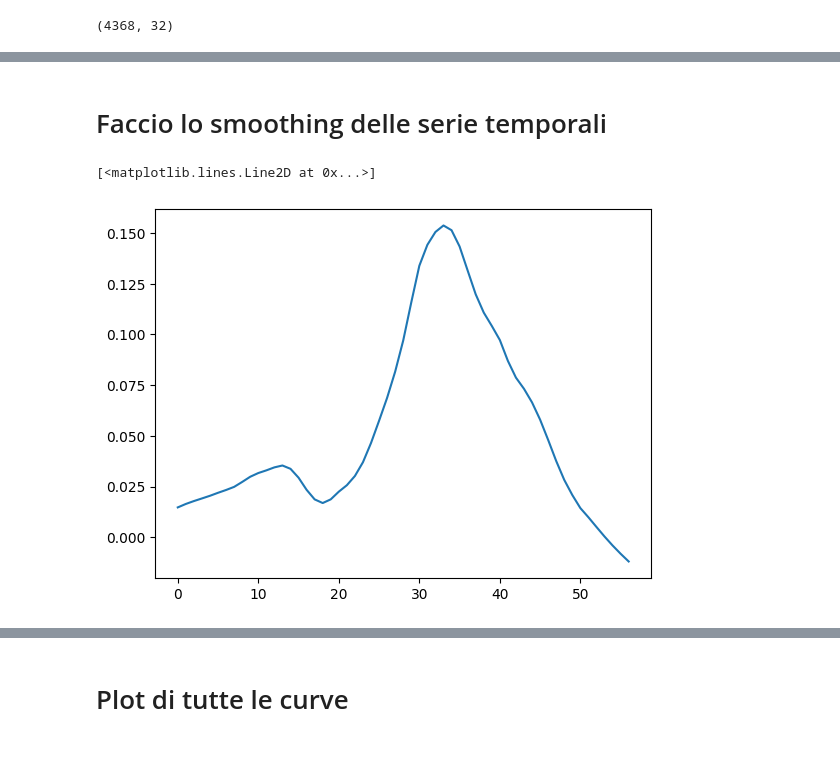
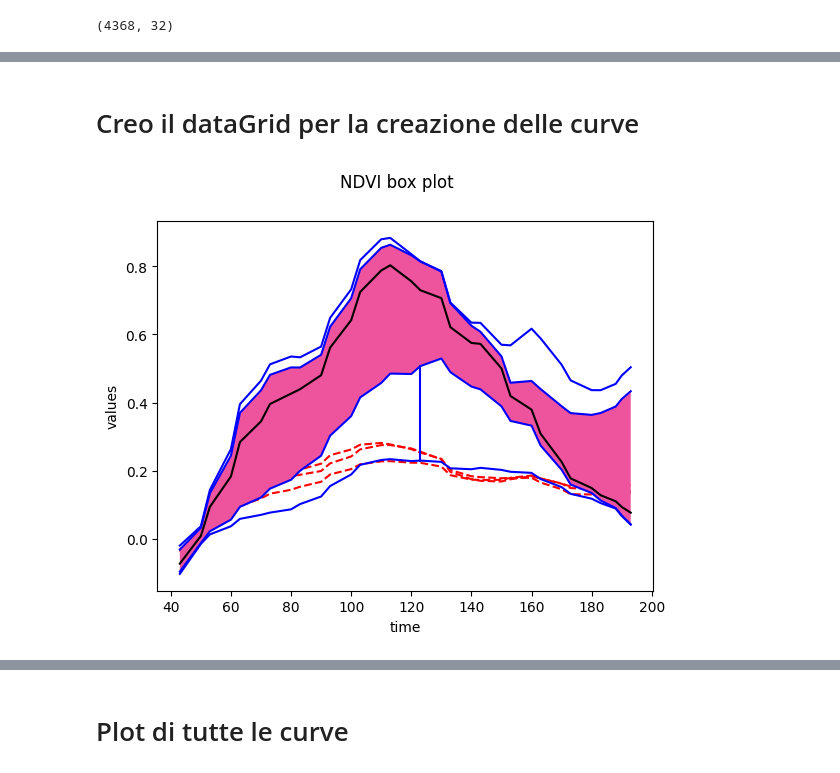
Before and after one commit to Simone-Scalella/BigDataProject, a Jupyter notebook: campi_4_6.ipynb, the cells around one changed output, grey strips where cells are left out. Drawn from its saved outputs; the diff is of its cells as text; code cells hidden in the pictures.

```diff
--- a/campi_4_6.ipynb
+++ b/campi_4_6.ipynb
@@ -13,6 +17,8 @@ with open('./pickles/campo4_bande.pickle', 'rb') as handle:
     campo4 = pickle.load(handle)
 with open('./pickles/campo6_bande.pickle', 'rb') as handle:
     campo6 = pickle.load(handle)
+with open('./pickles/days.pickle', 'rb') as handle:
+    days = pickle.load(handle)
 
 # operate smoothing
 smoother = LowessSmoother(smooth_fraction=0.2, iterations=1)
@@ -128,13 +132,33 @@ plt.plot(Allpixelndvi6[:,30,30], color="red")
-# %% [markdown]
-# Faccio lo smoothing delle serie temporali
+# %% [markdown]
+# Creo il dataGrid per la creazione delle curve
 # %%
-imageSmooth_6 = np.zeros([57, 52, 84])
+'''imageSmooth_6 = np.zeros([57, 52, 84])
 
 for x in range(validePixelNDVI6.shape[1]):
     for y in range(validePixelNDVI6.shape[2]):
         imageSmooth_6[:,x,y] = smoother.smooth(validePixelNDVI6[:,x,y]).smooth_data[0]
 
-plt.plot(imageSmooth_6[:,30,30])
+plt.plot(imageSmooth_6[:,30,30])'''
+
+grid_points = days  # Grid points of the curves
+data_matrixNDVI = []
+for a in range(validePixelNDVI_6.shape[1]):
+    for b in range(validePixelNDVI_6.shape[2]):
+        if(not np.isnan(np.sum(validePixelNDVI_6[:,a,b]))):
+            data_matrixNDVI.append(smoother.smooth(validePixelNDVI_6[:,a,b]).smooth_data[0])
+
+
+fd_NDVI_6 = skfda.FDataGrid(
+    data_matrix=data_matrixNDVI,
+    grid_points=grid_points,
+    dataset_name="NDVI box plot campo 6",
+    argument_names=('time',),
+    coordinate_names=('values',)
+)
+
+fdBoxplot = Boxplot(fd_NDVI_6)
+fdBoxplot.show_full_outliers = True
+fdBoxplot.plot()
+print() # need for avoid duplicate plot
 # %% [output]
-[<matplotlib.lines.Line2D at 0x...>]
-[figure, old version]
+[figure, new version]
```
Also changed, not shown: parts of 8 cells of this notebook, 1 other file.
